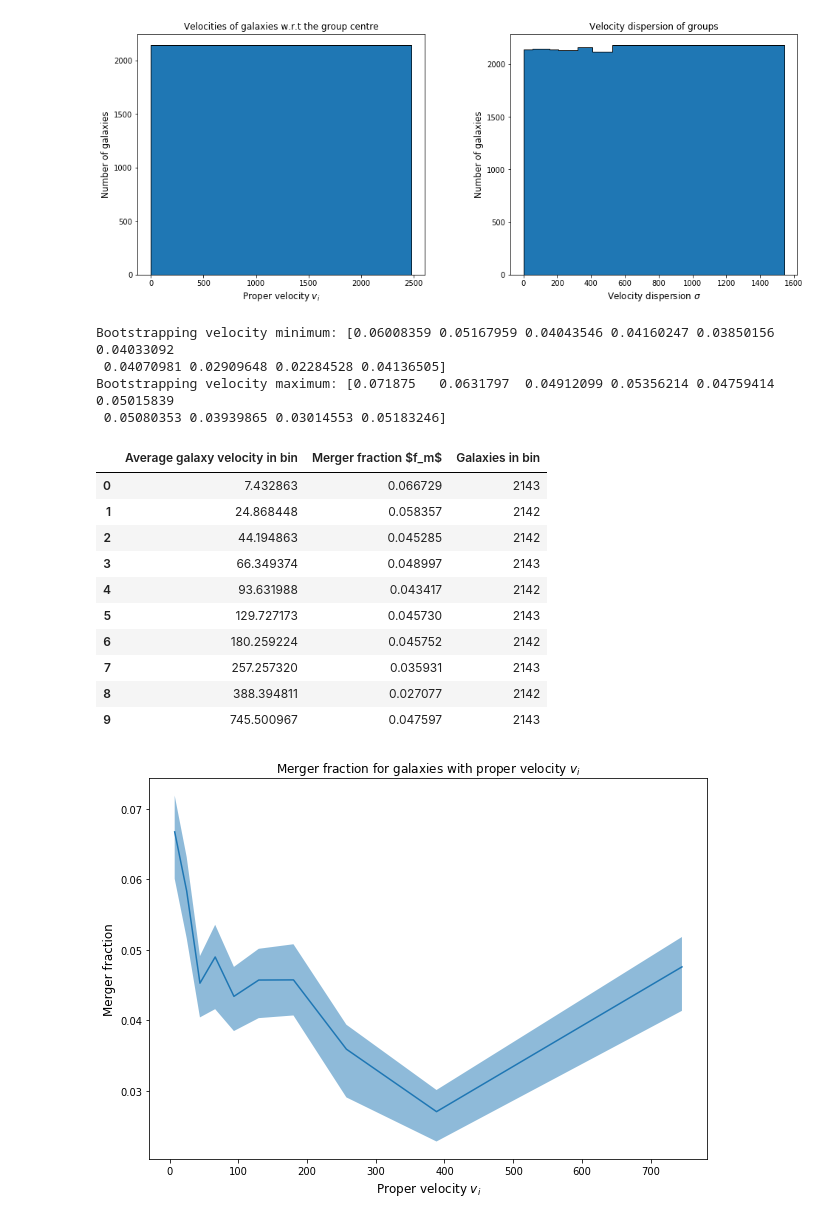
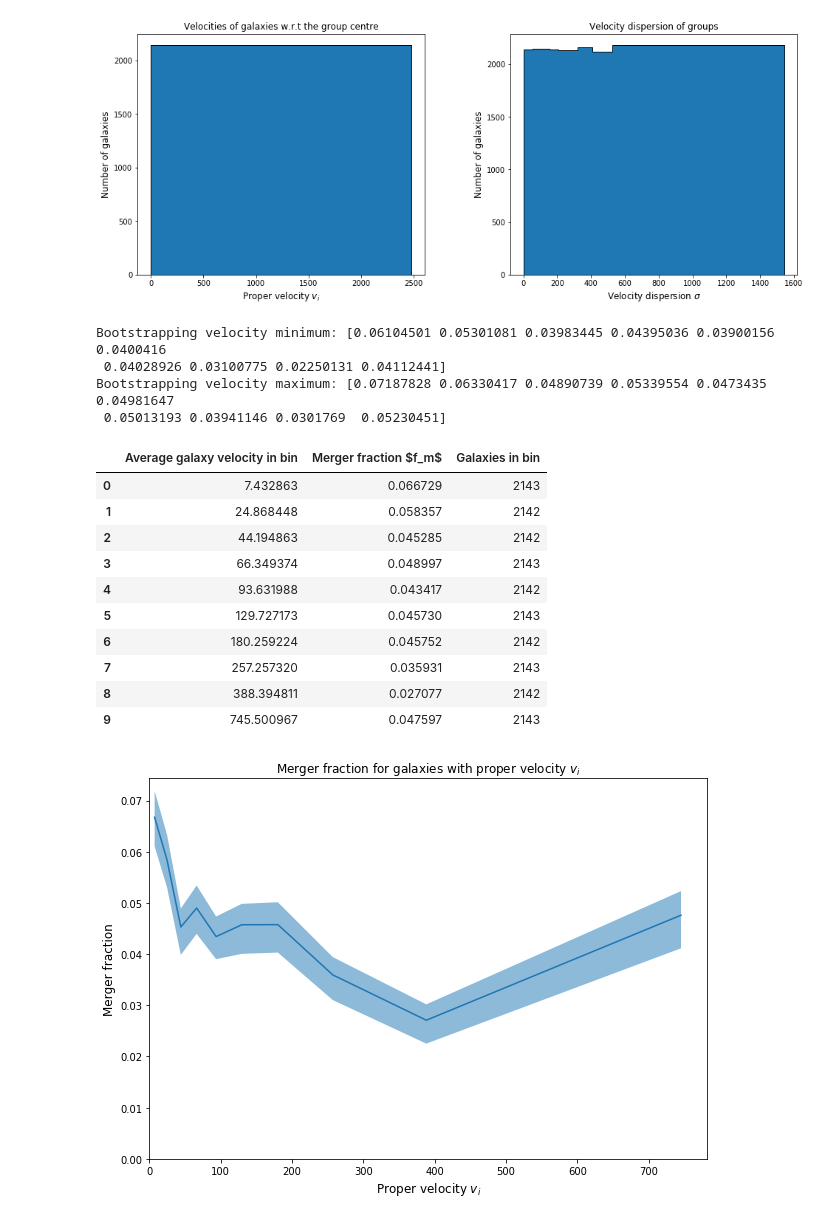
Before and after one commit to tplews98/MPhys_Project, a Jupyter notebook: Hilary work/HT_Week2_VolumeLimited.ipynb, the cells around one changed output. Saved outputs shown, nothing was run; the diff lists cells and outputs as text; code cells hidden in the pictures.

```diff
--- a/Hilary work/HT_Week2_VolumeLimited.ipynb
+++ b/Hilary work/HT_Week2_VolumeLimited.ipynb
@@ -872,38 +874,40 @@ def merger_fraction_velocity_binning(data, velocity_bins):
     return merger_fraction_group, bin_centres, allbinned.astype(int)
 
 # Call function with all_data and calculated velocity bins
 merger_fraction_velocities, velocity_bin_centres, galaxies_in_bin = merger_fraction_velocity_binning(velocity_data_pandas, velocity_equal_bins)
 
 # Create dataframe of average galaxy velocity, merger fraction and gaalxies in each bin and display it
 merger_fraction_velocity_info = list(zip(velocity_bin_centres, merger_fraction_velocities, galaxies_in_bin))
 display(pd.DataFrame(merger_fraction_velocity_info, columns=["Average galaxy velocity in bin", "Merger fraction $f_m$", "Galaxies in bin"]))
 
 # Plot a line plot of merger fraction with the minimum and maximum from bootstrapping filled in
 plt.figure(figsize=(10,7))
 plt.plot(velocity_bin_centres, merger_fraction_velocities)
 plt.fill_between(velocity_bin_centres, merger_fraction_velocity_bootstrapped_min, merger_fraction_velocity_bootstrapped_max, alpha=0.5)
 #plt.xscale("log")
+plt.xlim(left=0)
+plt.ylim(bottom=0)
 plt.xlabel("Proper velocity $v_i$", fontsize=12)
 plt.ylabel("Merger fraction", fontsize=12)
 plt.title("Merger fraction for galaxies with proper velocity $v_i$", fontsize=12)
 plt.show()
 # %% [output]
-Bootstrapping velocity minimum: [0.06008359 0.05167959 0.04043546 0.04160247 0.03850156 0.04033092
- 0.04070981 0.02909648 0.02284528 0.04136505]
-Bootstrapping velocity maximum: [0.071875   0.0631797  0.04912099 0.05356214 0.04759414 0.05015839
- 0.05080353 0.03939865 0.03014553 0.05183246]
+Bootstrapping velocity minimum: [0.06104501 0.05301081 0.03983445 0.04395036 0.03900156 0.0400416
+ 0.04028926 0.03100775 0.02250131 0.04112441]
+Bootstrapping velocity maximum: [0.07187828 0.06330417 0.04890739 0.05339554 0.0473435  0.04981647
+ 0.05013193 0.03941146 0.0301769  0.05230451]
 |  | Average galaxy velocity in bin | Merger fraction $f_m$ | Galaxies in bin |
 | 0 | 7.432863 | 0.066729 | 2143 |
 | 1 | 24.868448 | 0.058357 | 2142 |
 | 2 | 44.194863 | 0.045285 | 2142 |
 | 3 | 66.349374 | 0.048997 | 2143 |
 | 4 | 93.631988 | 0.043417 | 2142 |
 | 5 | 129.727173 | 0.045730 | 2143 |
 | 6 | 180.259224 | 0.045752 | 2142 |
 | 7 | 257.257320 | 0.035931 | 2143 |
 | 8 | 388.394811 | 0.027077 | 2142 |
 | 9 | 745.500967 | 0.047597 | 2143 |
-[figure, old version]
+[figure, new version]
 # %%
 def merger_fraction_velocity_bootstrapping(data, velocity_bins, iterations, bootstrapping_fraction):
     """For each iteration (the number given by "iterations") takes a random sample of the data
```
Also changed, not shown: parts of 3 cells of this notebook.
